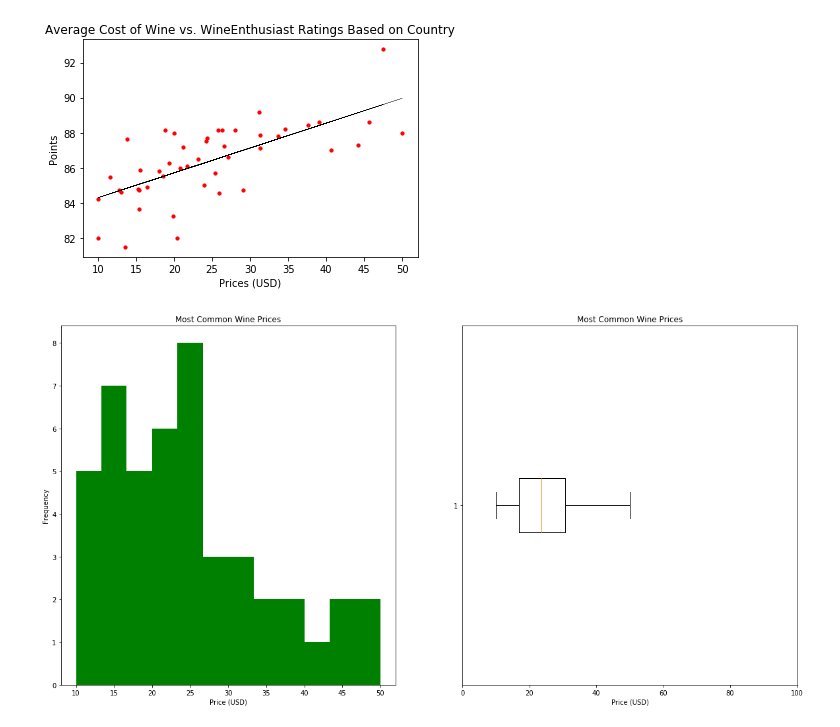
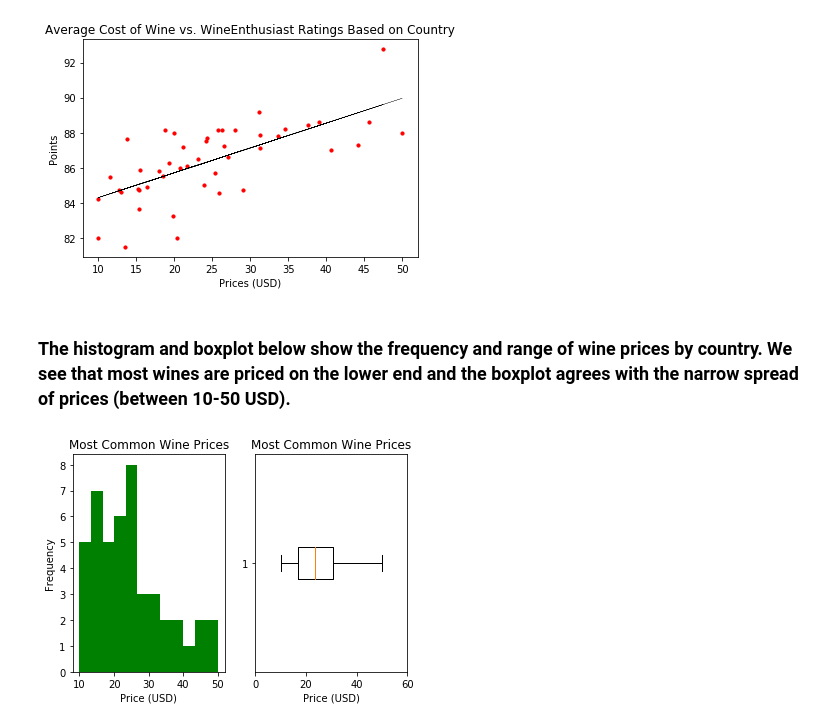
Before and after one commit to HannahHChu/thinkful, a Jupyter notebook: Unit_2_Exercises/2019-02-05_wine_project.ipynb, the cells around one changed output. Cells and saved outputs as stored; diff of their text form; code cells hidden in the pictures.

```diff
--- a/Unit_2_Exercises/2019-02-05_wine_project.ipynb
+++ b/Unit_2_Exercises/2019-02-05_wine_project.ipynb
@@ -45,5 +25,4 @@ list(df)
  'winery']
 # %%
 ## remove NaNs
-gdf = df.dropna(how='any', axis='rows', subset=['price'])
-print(gdf)
+gdf = df.dropna(how='any', axis='rows', subset=['price'], inplace=False)
@@ -150,20 +84,19 @@ plt.show()
 # %% [output]
 [figure]
+# %% [markdown]
+### The histogram and boxplot below show the frequency and range of wine prices by country. We see that most wines are priced on the lower end and the boxplot agrees with the narrow spread of prices (between 10-50 USD).
 # %%
-plt.figure(figsize=(20, 10))
-
 plt.subplot(1, 2, 1)
 plt.hist(cost, color='green', bins=12)
 plt.ylabel('Frequency')
 plt.xlabel('Price (USD)')
 plt.title('Most Common Wine Prices')
 
 plt.subplot(1, 2, 2)
 plt.boxplot(cost, vert=False)
-plt.xlim(0,100)
+plt.xlim(0,60)
 plt.xlabel('Price (USD)')
 plt.title('Most Common Wine Prices')
-
 plt.show()
 # %% [output]
-[figure, old version]
+[figure, new version]
```
Also changed, not shown: parts of 15 cells of this notebook, 3 other files.
